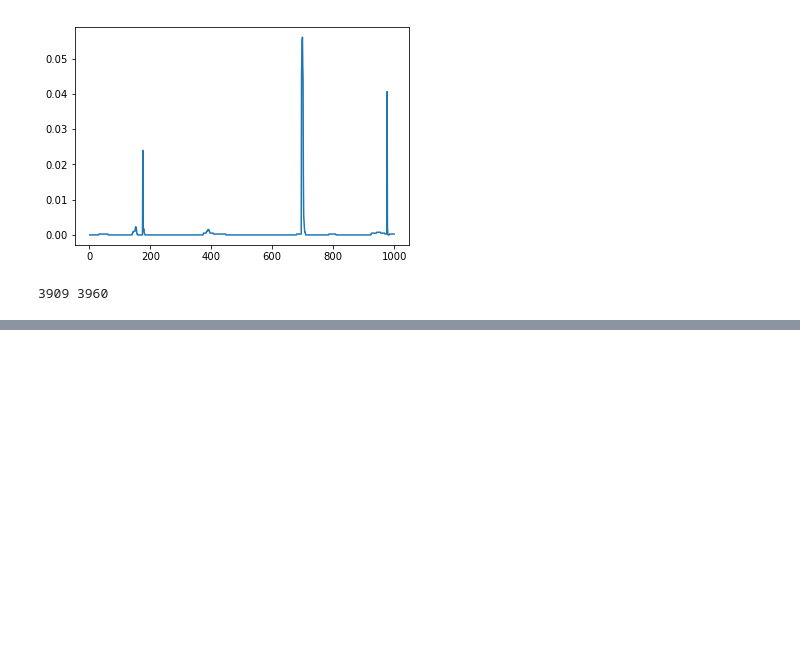
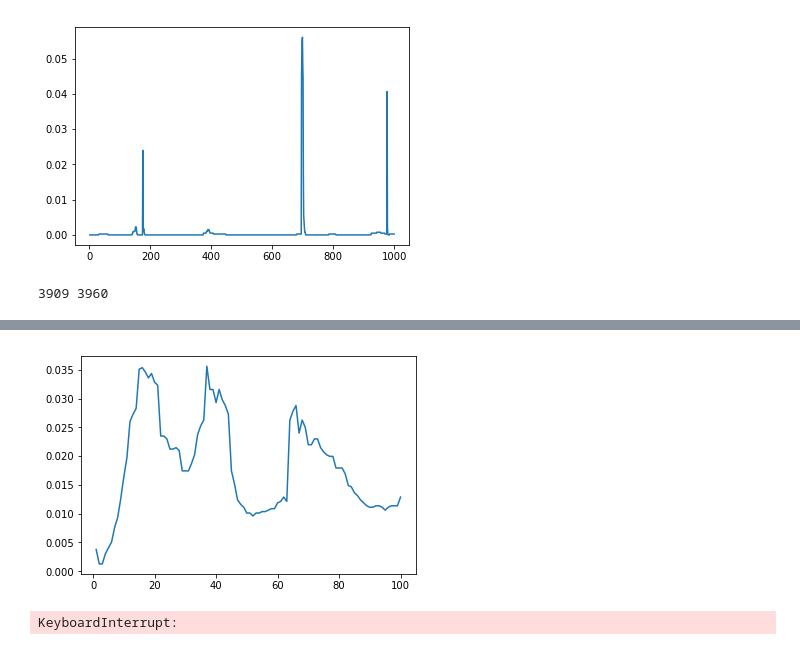
Before and after one commit to mcaballeroguillen/Redes_Neuronales, a Jupyter notebook: Red_Neuronal_1.ipynb, the cells around one changed output, grey strips where cells are left out. Cells and saved outputs as stored; diff of their text form; code cells hidden in the pictures; blank space fills up the shorter version.

```diff
--- a/Red_Neuronal_1.ipynb
+++ b/Red_Neuronal_1.ipynb
@@ -717,0 +766,50 @@ print(min(a[1]),l)
+# %%
+ffabri = Fabrica()
+
+capa2_1 = fabri.crearCapa(20,9) #Capa 6 pereceptrons 9 pesos cada quien
+capa2_2 = fabri.crearCapa(40,20) #Capa 3 perceptrones 6 pesos cada quien
+capa2_3 = fabri.crearCapa(4,40) #Capa 4 perceptrones 3 pesos
+red2= Red_Neuronal()
+red2.getcapinicial(capa2_1) #Capa incial.
+red2.getcapaintermedia(capa2_2) #Capa incial.
+red2.getcapfinal(capa2_3) #Capa final
+red2.enlazar()
+
+train=[xtrain,ytrain]
+test=[xtest,ytest]
+
+a=red2.entrenar(train,100,test)
+
+b=[]
+l= len(xtest)
+for x in a[1]:
+    b.append((l-x)/l)
+pyplot.plot(a[0],b)
+pyplot.show()
+# %% [output]
+[figure, added]
+# %%
+ffabri = Fabrica()
+
+capa2_1 = fabri.crearCapa(20,9) #Capa 6 pereceptrons 9 pesos cada quien
+capa2_2 = fabri.crearCapa(100,20) #Capa 3 perceptrones 6 pesos cada quien
+capa2_3 = fabri.crearCapa(4,100) #Capa 4 perceptrones 3 pesos
+red2= Red_Neuronal()
+red2.getcapinicial(capa2_1) #Capa incial.
+red2.getcapaintermedia(capa2_2) #Capa incial.
+red2.getcapfinal(capa2_3) #Capa final
+red2.enlazar()
+
+train=[xtrain,ytrain]
+test=[xtest,ytest]
+
+a=red2.entrenar(train,100,test)
+
+b=[]
+l= len(xtest)
+for x in a[1]:
+    b.append((l-x)/l)
+pyplot.plot(a[0],b)
+pyplot.show()
+# %% [output]
+KeyboardInterrupt:
```
Also changed, not shown: parts of 6 cells of this notebook.
